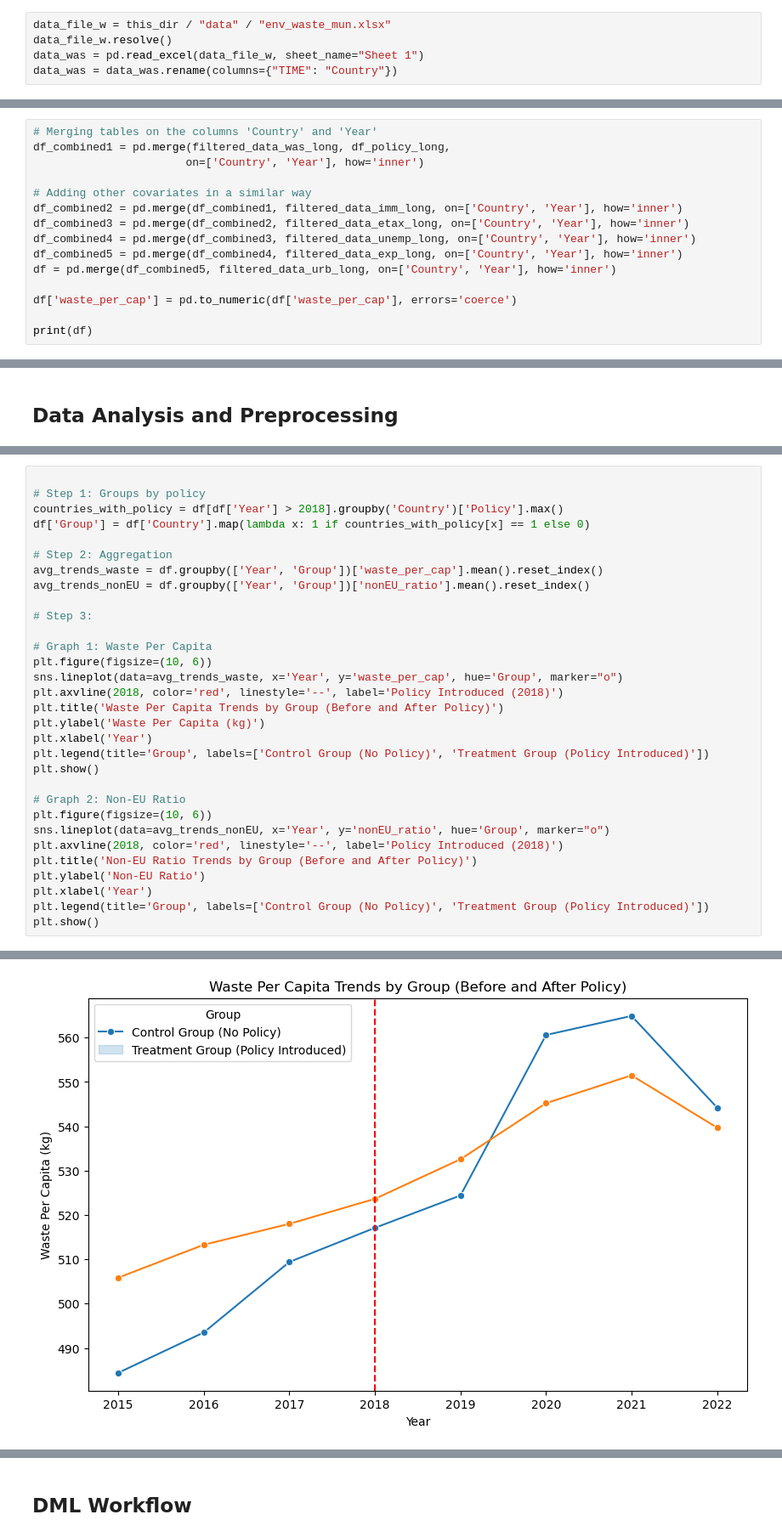
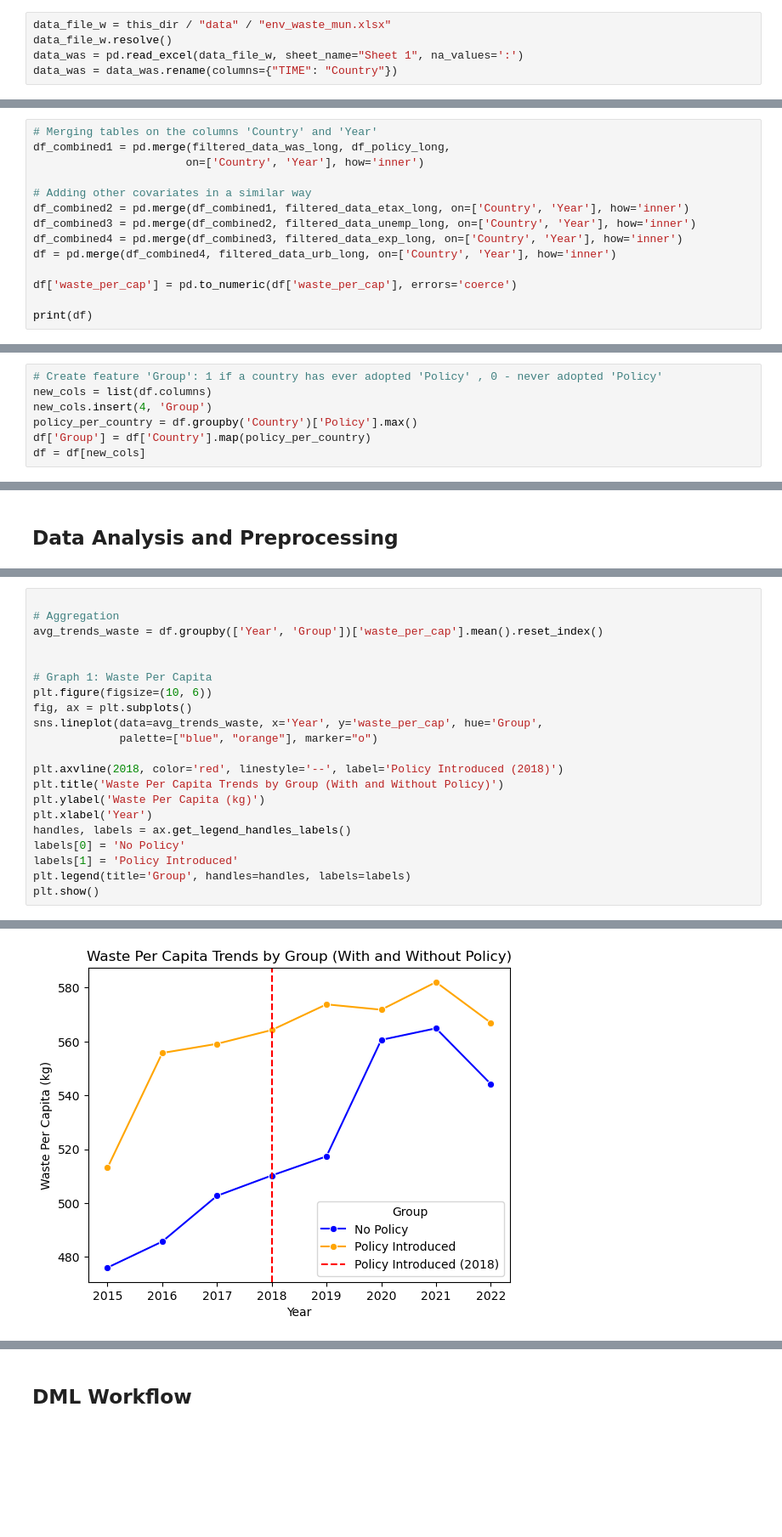
Before and after one commit to anntis/RM-project, a Jupyter notebook: rm_project.ipynb, the cells around one changed output, grey strips where cells are left out. Shown at 85% size. Saved outputs shown, nothing was run; the diff lists cells and outputs as text; blank space fills up the shorter version.

Commit message:
Removed waste values calculated with the old methodology. Add a variable Group, correlation analysis, OLS regression, and DML IRM model.

```diff
--- a/rm_project.ipynb
+++ b/rm_project.ipynb
@@ -74,7 +90,7 @@ Municipal waste refers to waste generated by households, as well as small busine
 # %%
 data_file_w = this_dir / "data" / "env_waste_mun.xlsx"
 data_file_w.resolve()
-data_was = pd.read_excel(data_file_w, sheet_name="Sheet 1")
+data_was = pd.read_excel(data_file_w, sheet_name="Sheet 1", na_values=':')
 data_was = data_was.rename(columns={"TIME": "Country"})
 # %%
 import warnings
@@ -365,11 +357,10 @@ df_combined1 = pd.merge(filtered_data_was_long, df_policy_long,
                        on=['Country', 'Year'], how='inner')
 
 # Adding other covariates in a similar way
-df_combined2 = pd.merge(df_combined1, filtered_data_imm_long, on=['Country', 'Year'], how='inner')
-df_combined3 = pd.merge(df_combined2, filtered_data_etax_long, on=['Country', 'Year'], how='inner')
-df_combined4 = pd.merge(df_combined3, filtered_data_unemp_long, on=['Country', 'Year'], how='inner')
-df_combined5 = pd.merge(df_combined4, filtered_data_exp_long, on=['Country', 'Year'], how='inner')
-df = pd.merge(df_combined5, filtered_data_urb_long, on=['Country', 'Year'], how='inner')
+df_combined2 = pd.merge(df_combined1, filtered_data_etax_long, on=['Country', 'Year'], how='inner')
+df_combined3 = pd.merge(df_combined2, filtered_data_unemp_long, on=['Country', 'Year'], how='inner')
+df_combined4 = pd.merge(df_combined3, filtered_data_exp_long, on=['Country', 'Year'], how='inner')
+df = pd.merge(df_combined4, filtered_data_urb_long, on=['Country', 'Year'], how='inner')
 
 df['waste_per_cap'] = pd.to_numeric(df['waste_per_cap'], errors='coerce')
 
@@ -394,0 +386,7 @@ print(df)
+# %%
+# Create feature 'Group': 1 if a country has ever adopted 'Policy' , 0 - never adopted 'Policy'
+new_cols = list(df.columns)
+new_cols.insert(4, 'Group')
+policy_per_country = df.groupby('Country')['Policy'].max()
+df['Group'] = df['Country'].map(policy_per_country)
+df = df[new_cols]
@@ -399,32 +423,22 @@ After setting the dataset with which I am planning to work we should build graph
 # %%
 
-# Step 1: Groups by policy
-countries_with_policy = df[df['Year'] > 2018].groupby('Country')['Policy'].max()
-df['Group'] = df['Country'].map(lambda x: 1 if countries_with_policy[x] == 1 else 0)
+# Аggregation
+avg_trends_waste = df.groupby(['Year', 'Group'])['waste_per_cap'].mean().reset_index()
 
-# Step 2: Аggregation
-avg_trends_waste = df.groupby(['Year', 'Group'])['waste_per_cap'].mean().reset_index()
-avg_trends_nonEU = df.groupby(['Year', 'Group'])['nonEU_ratio'].mean().reset_index()
-
-# Step 3:
 
 # Graph 1: Waste Per Capita
 plt.figure(figsize=(10, 6))
-sns.lineplot(data=avg_trends_waste, x='Year', y='waste_per_cap', hue='Group', marker="o")
+fig, ax = plt.subplots()
+sns.lineplot(data=avg_trends_waste, x='Year', y='waste_per_cap', hue='Group',
+             palette=["blue", "orange"], marker="o")
+
 plt.axvline(2018, color='red', linestyle='--', label='Policy Introduced (2018)')
-plt.title('Waste Per Capita Trends by Group (Before and After Policy)')
+plt.title('Waste Per Capita Trends by Group (With and Without Policy)')
 plt.ylabel('Waste Per Capita (kg)')
 plt.xlabel('Year')
-plt.legend(title='Group', labels=['Control Group (No Policy)', 'Treatment Group (Policy Introduced)'])
+handles, labels = ax.get_legend_handles_labels()
+labels[0] = 'No Policy'
+labels[1] = 'Policy Introduced'
+plt.legend(title='Group', handles=handles, labels=labels)
 plt.show()
-
-# Graph 2: Non-EU Ratio
-plt.figure(figsize=(10, 6))
-sns.lineplot(data=avg_trends_nonEU, x='Year', y='nonEU_ratio', hue='Group', marker="o")
-plt.axvline(2018, color='red', linestyle='--', label='Policy Introduced (2018)')
-plt.title('Non-EU Ratio Trends by Group (Before and After Policy)')
-plt.ylabel('Non-EU Ratio')
-plt.xlabel('Year')
-plt.legend(title='Group', labels=['Control Group (No Policy)', 'Treatment Group (Policy Introduced)'])
-plt.show()
 # %% [output]
@@ -431 +446 @@ plt.show()
-[figure, old version]
+[figure, new version]
```
Also changed, not shown: parts of 63 cells of this notebook, 9 other files.
